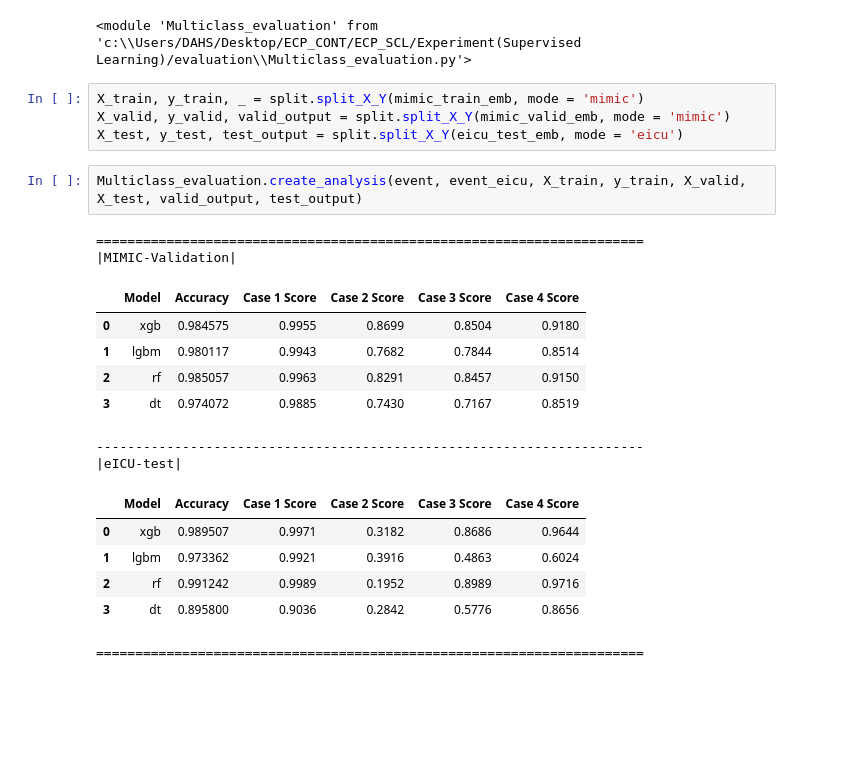
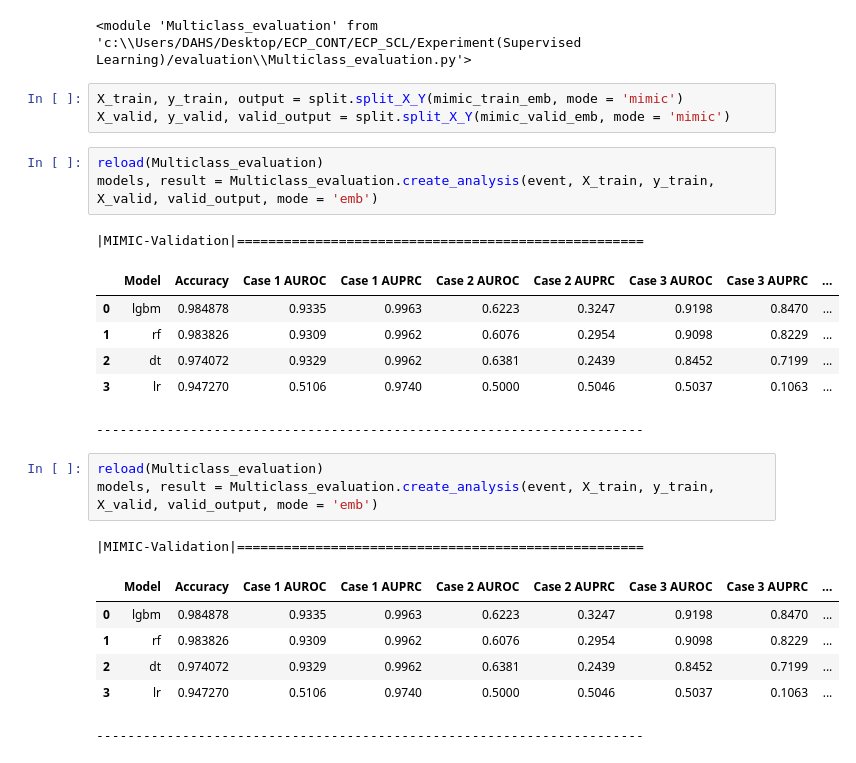
Before and after one commit to Jeong-Eul/CLEAR-Shock, a Jupyter notebook: Experiment(Supervised Learning)/training/Proposed Multiclass.ipynb, the cells around one changed output. Cells and saved outputs as stored; diff of their text form; blank space fills up the shorter version.

```diff
--- a/Experiment(Supervised Learning)/training/Proposed Multiclass.ipynb
+++ b/Experiment(Supervised Learning)/training/Proposed Multiclass.ipynb
@@ -71,24 +74,27 @@ reload(Multiclass_evaluation)
 # %% [output]
 <module 'Multiclass_evaluation' from 'c:\\Users/DAHS/Desktop/ECP_CONT/ECP_SCL/Experiment(Supervised Learning)/evaluation\\Multiclass_evaluation.py'>
 # %%
-X_train, y_train, _ = split.split_X_Y(mimic_train_emb, mode = 'mimic')
+X_train, y_train, output = split.split_X_Y(mimic_train_emb, mode = 'mimic')
 X_valid, y_valid, valid_output = split.split_X_Y(mimic_valid_emb, mode = 'mimic')
-X_test, y_test, test_output = split.split_X_Y(eicu_test_emb, mode = 'eicu')
 # %%
-Multiclass_evaluation.create_analysis(event, event_eicu, X_train, y_train, X_valid, X_test, valid_output, test_output)
+reload(Multiclass_evaluation)
+models, result = Multiclass_evaluation.create_analysis(event, X_train, y_train, X_valid, valid_output, mode = 'emb')
 # %% [output]
-======================================================================
-|MIMIC-Validation|
+|MIMIC-Validation|====================================================
-|  | Model | Accuracy | Case 1 Score | Case 2 Score | Case 3 Score | Case 4 Score |
-| 0 | xgb | 0.984575 | 0.9955 | 0.8699 | 0.8504 | 0.9180 |
-| 1 | lgbm | 0.980117 | 0.9943 | 0.7682 | 0.7844 | 0.8514 |
-| 2 | rf | 0.985057 | 0.9963 | 0.8291 | 0.8457 | 0.9150 |
-| 3 | dt | 0.974072 | 0.9885 | 0.7430 | 0.7167 | 0.8519 |
+|  | Model | Accuracy | Case 1 AUROC | Case 1 AUPRC | Case 2 AUROC | Case 2 AUPRC | Case 3 AUROC | Case 3 AUPRC | ... |
+| 0 | lgbm | 0.984878 | 0.9335 | 0.9963 | 0.6223 | 0.3247 | 0.9198 | 0.8470 | ... |
+| 1 | rf | 0.983826 | 0.9309 | 0.9962 | 0.6076 | 0.2954 | 0.9098 | 0.8229 | ... |
+| 2 | dt | 0.974072 | 0.9329 | 0.9962 | 0.6381 | 0.2439 | 0.8452 | 0.7199 | ... |
+| 3 | lr | 0.947270 | 0.5106 | 0.9740 | 0.5000 | 0.5046 | 0.5037 | 0.1063 | ... |
 ----------------------------------------------------------------------
-|eICU-test|
-|  | Model | Accuracy | Case 1 Score | Case 2 Score | Case 3 Score | Case 4 Score |
-| 0 | xgb | 0.989507 | 0.9971 | 0.3182 | 0.8686 | 0.9644 |
-| 1 | lgbm | 0.973362 | 0.9921 | 0.3916 | 0.4863 | 0.6024 |
-| 2 | rf | 0.991242 | 0.9989 | 0.1952 | 0.8989 | 0.9716 |
-| 3 | dt | 0.895800 | 0.9036 | 0.2842 | 0.5776 | 0.8656 |
-======================================================================
+# %%
+reload(Multiclass_evaluation)
+models, result = Multiclass_evaluation.create_analysis(event, X_train, y_train, X_valid, valid_output, mode = 'emb')
+# %% [output]
+|MIMIC-Validation|====================================================
+|  | Model | Accuracy | Case 1 AUROC | Case 1 AUPRC | Case 2 AUROC | Case 2 AUPRC | Case 3 AUROC | Case 3 AUPRC | ... |
+| 0 | lgbm | 0.984878 | 0.9335 | 0.9963 | 0.6223 | 0.3247 | 0.9198 | 0.8470 | ... |
+| 1 | rf | 0.983826 | 0.9309 | 0.9962 | 0.6076 | 0.2954 | 0.9098 | 0.8229 | ... |
+| 2 | dt | 0.974072 | 0.9329 | 0.9962 | 0.6381 | 0.2439 | 0.8452 | 0.7199 | ... |
+| 3 | lr | 0.947270 | 0.5106 | 0.9740 | 0.5000 | 0.5046 | 0.5037 | 0.1063 | ... |
+----------------------------------------------------------------------
```
Also changed, not shown: parts of 15 cells of this notebook, 4 other files.
